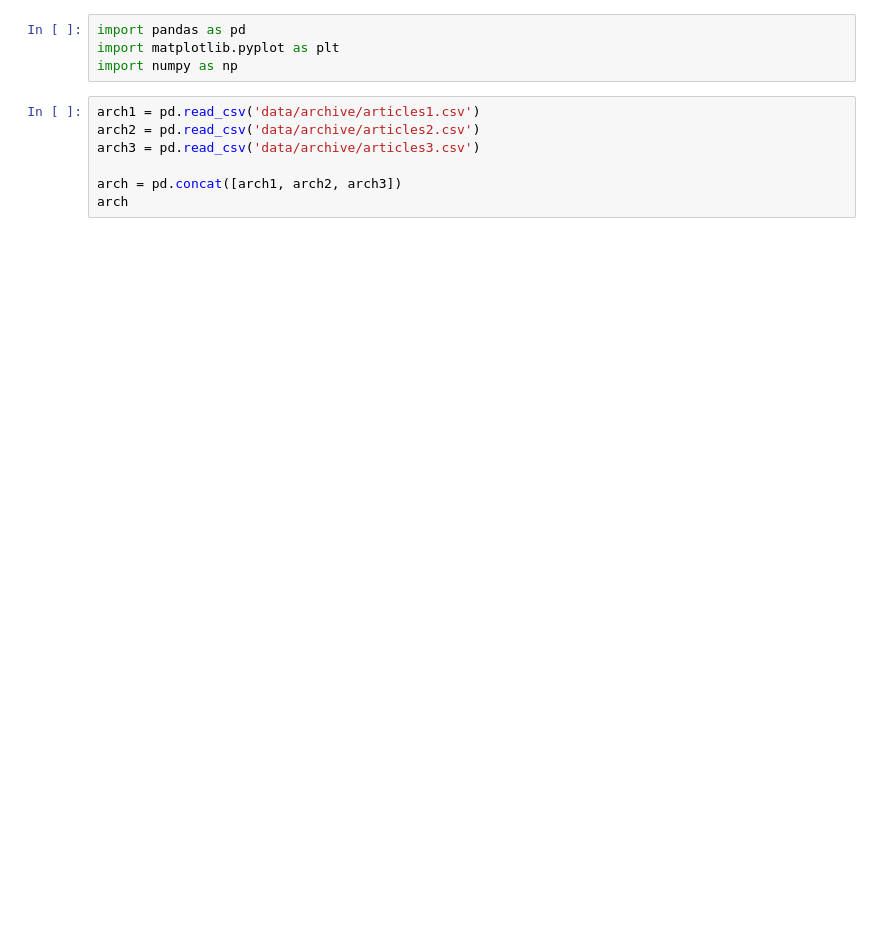
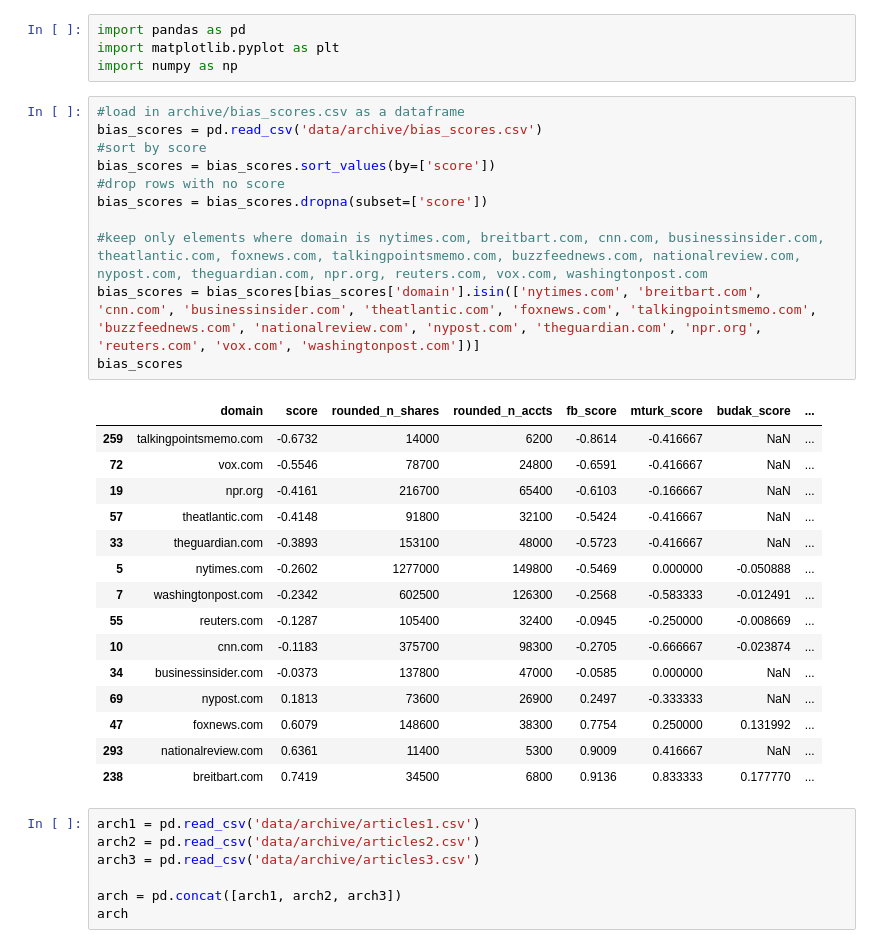
Before and after one commit to EliasLMann/pol-embed-bias, a Jupyter notebook: save_headline_data.ipynb, the cells around one changed output. Drawn from its saved outputs; the diff is of its cells as text; blank space fills up the shorter version.

```diff
--- a/save_headline_data.ipynb
+++ b/save_headline_data.ipynb
@@ -2,6 +2,33 @@
 import pandas as pd
 import matplotlib.pyplot as plt
 import numpy as np
+# %%
+#load in archive/bias_scores.csv as a dataframe
+bias_scores = pd.read_csv('data/archive/bias_scores.csv')
+#sort by score
+bias_scores = bias_scores.sort_values(by=['score'])
+#drop rows with no score
+bias_scores = bias_scores.dropna(subset=['score'])
+
+#keep only elements where domain is nytimes.com, breitbart.com, cnn.com, businessinsider.com, theatlantic.com, foxnews.com, talkingpointsmemo.com, buzzfeednews.com, nationalreview.com, nypost.com, theguardian.com, npr.org, reuters.com, vox.com, washingtonpost.com
+bias_scores = bias_scores[bias_scores['domain'].isin(['nytimes.com', 'breitbart.com', 'cnn.com', 'businessinsider.com', 'theatlantic.com', 'foxnews.com', 'talkingpointsmemo.com', 'buzzfeednews.com', 'nationalreview.com', 'nypost.com', 'theguardian.com', 'npr.org', 'reuters.com', 'vox.com', 'washingtonpost.com'])]
+bias_scores
+# %% [output]
+|  | domain | score | rounded_n_shares | rounded_n_accts | fb_score | mturk_score | budak_score | ... |
+| 259 | talkingpointsmemo.com | -0.6732 | 14000 | 6200 | -0.8614 | -0.416667 | NaN | ... |
+| 72 | vox.com | -0.5546 | 78700 | 24800 | -0.6591 | -0.416667 | NaN | ... |
+| 19 | npr.org | -0.4161 | 216700 | 65400 | -0.6103 | -0.166667 | NaN | ... |
+| 57 | theatlantic.com | -0.4148 | 91800 | 32100 | -0.5424 | -0.416667 | NaN | ... |
+| 33 | theguardian.com | -0.3893 | 153100 | 48000 | -0.5723 | -0.416667 | NaN | ... |
+| 5 | nytimes.com | -0.2602 | 1277000 | 149800 | -0.5469 | 0.000000 | -0.050888 | ... |
+| 7 | washingtonpost.com | -0.2342 | 602500 | 126300 | -0.2568 | -0.583333 | -0.012491 | ... |
+| 55 | reuters.com | -0.1287 | 105400 | 32400 | -0.0945 | -0.250000 | -0.008669 | ... |
+| 10 | cnn.com | -0.1183 | 375700 | 98300 | -0.2705 | -0.666667 | -0.023874 | ... |
+| 34 | businessinsider.com | -0.0373 | 137800 | 47000 | -0.0585 | 0.000000 | NaN | ... |
+| 69 | nypost.com | 0.1813 | 73600 | 26900 | 0.2497 | -0.333333 | NaN | ... |
+| 47 | foxnews.com | 0.6079 | 148600 | 38300 | 0.7754 | 0.250000 | 0.131992 | ... |
+| 293 | nationalreview.com | 0.6361 | 11400 | 5300 | 0.9009 | 0.416667 | NaN | ... |
+| 238 | breitbart.com | 0.7419 | 34500 | 6800 | 0.9136 | 0.833333 | 0.177770 | ... |
 # %%
 arch1 = pd.read_csv('data/archive/articles1.csv')
 arch2 = pd.read_csv('data/archive/articles2.csv')
```
Also changed, not shown: parts of 23 cells of this notebook, 8 other files.
